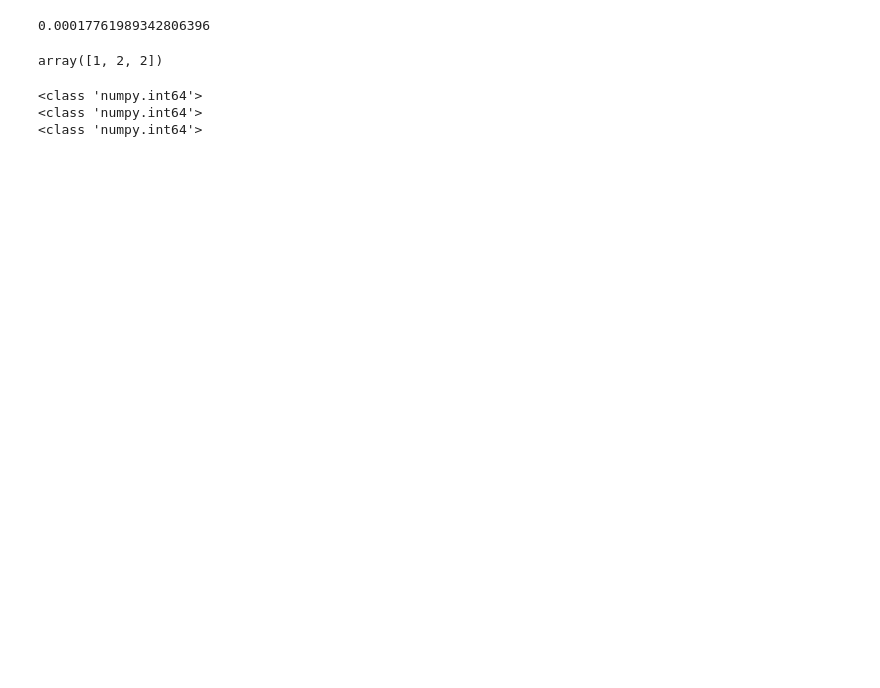
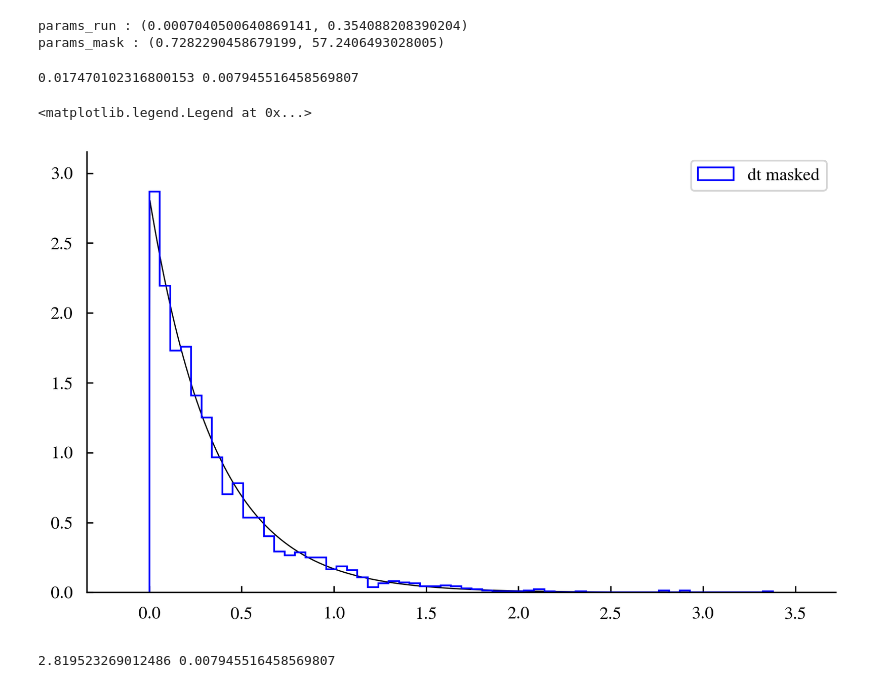
Before and after one commit to annanayjaitly/gamma_transients, a Jupyter notebook: testing/passthrough1.ipynb, the cells around one changed output. Cells and saved outputs as stored; diff of their text form; code cells hidden in the pictures; blank space fills up the shorter version.

```diff
--- a/testing/passthrough1.ipynb
+++ b/testing/passthrough1.ipynb
@@ -73,6 +104,32 @@ myobs[0].obs_info["LIVETIME"]/60
+# %%
+from scipy.stats import expon
+dt_run = np.diff(np.sort(phottable["TIME"]))
+dt_mask = np.diff(np.sort(phottable[mask]["TIME"]))
+params_run = expon.fit(dt_run)
+params_mask = expon.fit(dt_mask)
+print(f"params_run : {params_run}")
+print(f"params_mask : {params_mask}")
+# %% [output]
+params_run : (0.0007040500640869141, 0.354088208390204)
+params_mask : (0.7282290458679199, 57.2406493028005)
+# %%
+lambda_mask_fit = 1/params_mask[1]
+rate_boe = len(phottable[mask])/myobs[0].obs_info["LIVETIME"]
+print(lambda_mask_fit,rate_boe)
+# %% [output]
+0.017470102316800153 0.007945516458569807
+# %%
+# plt.hist(expon.rvs(*params_run,int(1e3)),histtype="step",label="rvs hist",density=True)
+x = np.linspace(0,3,1000)
+plt.plot(x,expon.pdf(x,*params_run))
+plt.hist(dt_run,label="dt masked",density=True,histtype="step",color="blue")
+plt.legend()
+# %% [output]
+<matplotlib.legend.Legend at 0x...>
+[figure, added]
 # %%
-mask = run_dist < 0.2
-rate = len(phottable[mask][:])/myobs[0].obs_info["LIVETIME"]/60
-rate
+rate_run = len(phottable)/myobs[0].obs_info["LIVETIME"]
+rate_masked_run = len(phottable[mask])/myobs[0].obs_info["LIVETIME"]
+print(rate_run,rate_masked_run)
 # %% [output]
-0.00017761989342806396
+2.819523269012486 0.007945516458569807
@@ -88,13 +135,0 @@ def in_which_container(item, c1, c2, out_c1=1, out_c2=2, out_neither=0):
-# %%
-in_which_container([1,3,4],{5,1},{3,4})
-# %% [output]
-array([1, 2, 2])
-# %%
-from astropy.table import Table
-a = Table([[1,2,3],[4,5,6]],names=["a","b"])
-for b in a:
-    print(type(b["a"]))
-# %% [output]
-<class 'numpy.int64'>
-<class 'numpy.int64'>
-<class 'numpy.int64'>
```
Also changed, not shown: parts of 10 cells of this notebook, 3 other files.
